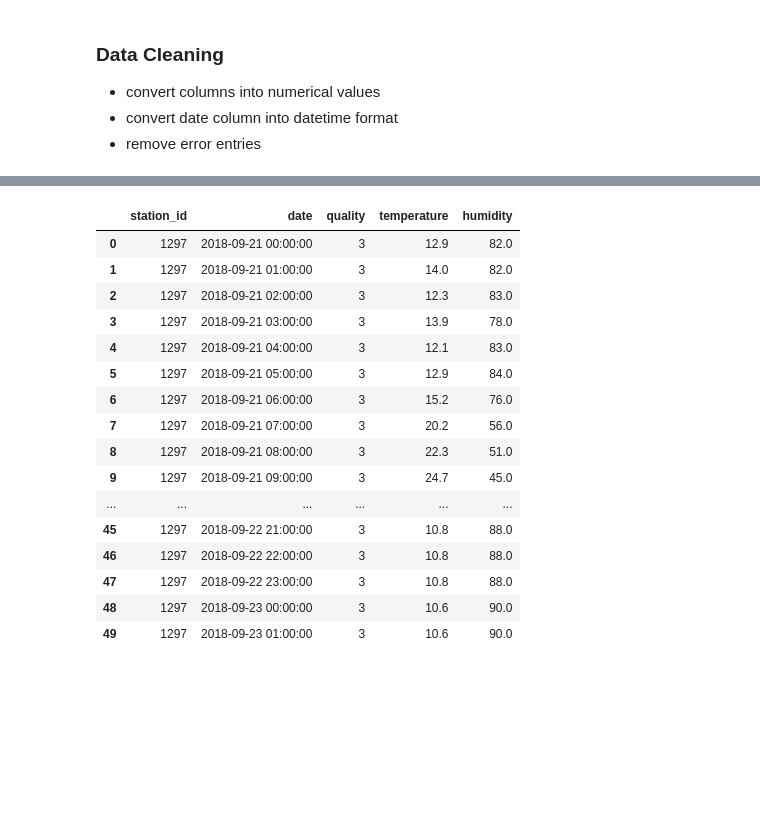
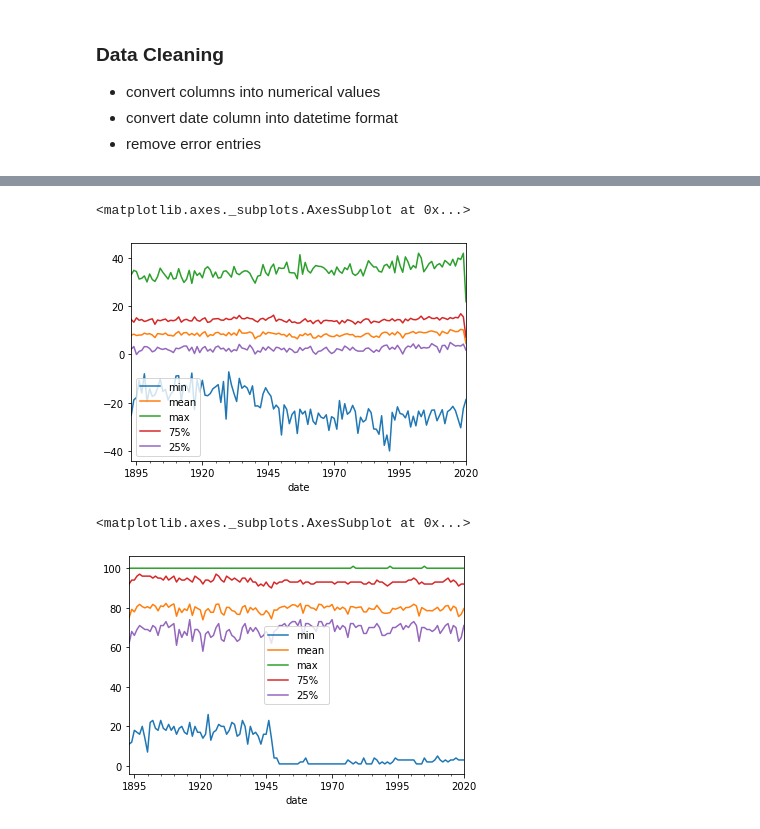
Before and after one commit to fynnwi/dwd_data, a Jupyter notebook: hourly_temp_humidity.ipynb, the cells around one changed output, grey strips where cells are left out. Cells and saved outputs as stored; diff of their text form; code cells hidden in the pictures; blank space fills up the shorter version.

```diff
--- a/hourly_temp_humidity.ipynb
+++ b/hourly_temp_humidity.ipynb
@@ -355,0 +371,7 @@ df
+# %%
+# stack recent and historical dataframe
+df = pd.concat([df_hist, df_rec], ignore_index=True)
+# sort duplicate rows descending by quality
+df.sort_values(by=["station_id", "date", "quality"], ascending=False, inßplace=True)
+# drop duplicate rows, keeping the first
+df.drop_duplicates(["station_id", "date"], keep='first', inplace=True)
@@ -425,20 +389,3 @@ df.groupby("station_id").mean()
-# %%
-df.head(50)
-# %% [output]
-|  | station_id | date | quality | temperature | humidity |
-| 0 | 1297 | 2018-09-21 00:00:00 | 3 | 12.9 | 82.0 |
-| 1 | 1297 | 2018-09-21 01:00:00 | 3 | 14.0 | 82.0 |
-| 2 | 1297 | 2018-09-21 02:00:00 | 3 | 12.3 | 83.0 |
-| 3 | 1297 | 2018-09-21 03:00:00 | 3 | 13.9 | 78.0 |
-| 4 | 1297 | 2018-09-21 04:00:00 | 3 | 12.1 | 83.0 |
-| 5 | 1297 | 2018-09-21 05:00:00 | 3 | 12.9 | 84.0 |
-| 6 | 1297 | 2018-09-21 06:00:00 | 3 | 15.2 | 76.0 |
-| 7 | 1297 | 2018-09-21 07:00:00 | 3 | 20.2 | 56.0 |
-| 8 | 1297 | 2018-09-21 08:00:00 | 3 | 22.3 | 51.0 |
-| 9 | 1297 | 2018-09-21 09:00:00 | 3 | 24.7 | 45.0 |
-| ... | ... | ... | ... | ... | ... |
-| 45 | 1297 | 2018-09-22 21:00:00 | 3 | 10.8 | 88.0 |
-| 46 | 1297 | 2018-09-22 22:00:00 | 3 | 10.8 | 88.0 |
-| 47 | 1297 | 2018-09-22 23:00:00 | 3 | 10.8 | 88.0 |
-| 48 | 1297 | 2018-09-23 00:00:00 | 3 | 10.6 | 90.0 |
-| 49 | 1297 | 2018-09-23 01:00:00 | 3 | 10.6 | 90.0 |
+# %%
+summary_all = df.groupby(pd.Grouper(key='date', freq='Y')).describe()
+summary_stations = df.groupby([df["station_id"], pd.Grouper(key='date', freq='Y')]).describe()
@@ -444,0 +395,10 @@ df.head(50)
+# %%
+summary_all["temperature"][["min", "mean", "max", "75%", "25%"]].plot()
+# %% [output]
+<matplotlib.axes._subplots.AxesSubplot at 0x...>
+[figure, added]
+# %%
+summary_all["humidity"][["min", "mean", "max", "75%", "25%"]].plot()
+# %% [output]
+<matplotlib.axes._subplots.AxesSubplot at 0x...>
+[figure, added]
```
Also changed, not shown: parts of 28 cells of this notebook, 2 other files.
